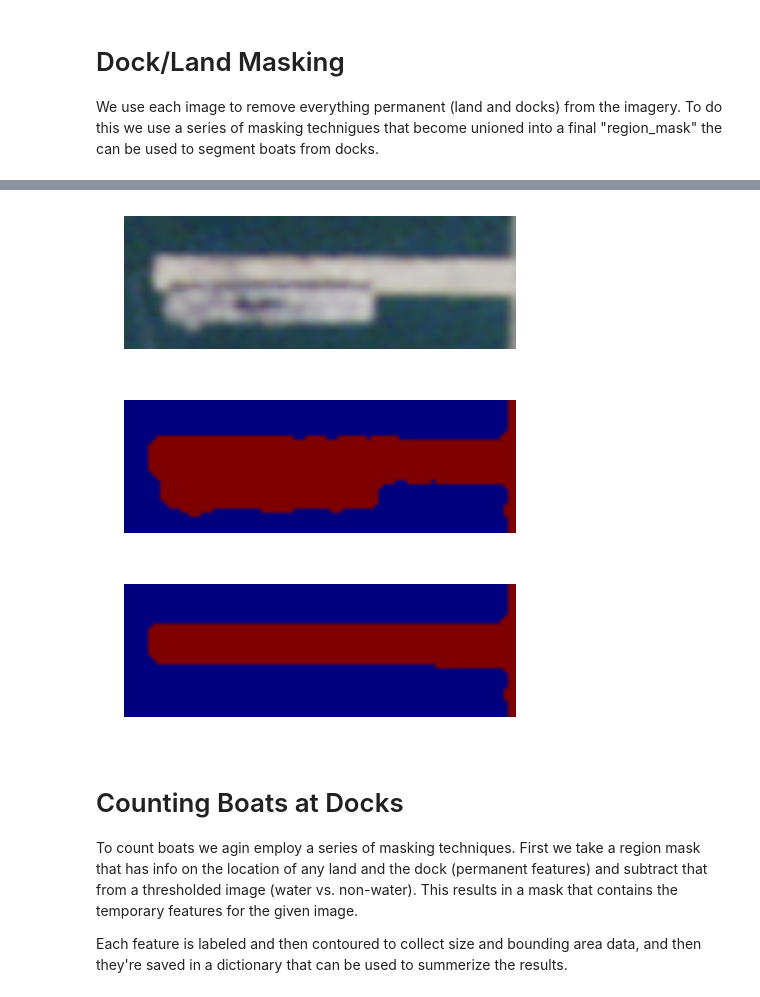
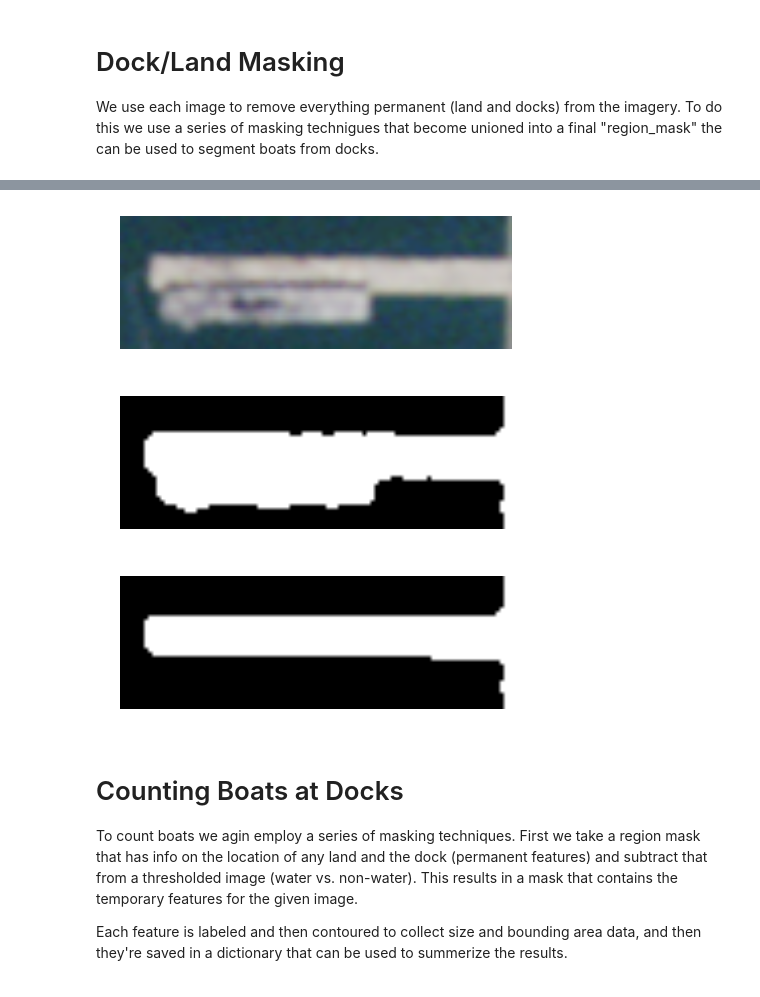
Before and after one commit to chelm/jupyter-demos, a Jupyter notebook: PlanetLabs_SanDiego-Slim.ipynb, the cells around one changed output, grey strips where cells are left out. Saved outputs shown, nothing was run; the diff lists cells and outputs as text; code cells hidden in the pictures.

```diff
--- a/PlanetLabs_SanDiego-Slim.ipynb
+++ b/PlanetLabs_SanDiego-Slim.ipynb
@@ -363,13 +363,14 @@ for r in xrange(len(image_regions[0])):
 # %%
 r = 0
 img = image_regions[4][r].copy()
 render_array(img)
-render_array(saturation_mask(img))
-render_array(scanline_mask(saturation_mask(img)))
+smask = saturation_mask(img)
+render_array(smask, cmap=plt.cm.gray)
+render_array(scanline_mask(smask), cmap=plt.cm.gray)
 # %% [output]
-[figure, old version]
+[figure, new version]
-[figure, old version]
+[figure, new version]
-[figure, old version]
+[figure, new version]
 # %% [markdown]
 # Counting Boats at Docks
 
```
Also changed, not shown: parts of 2 cells of this notebook.
